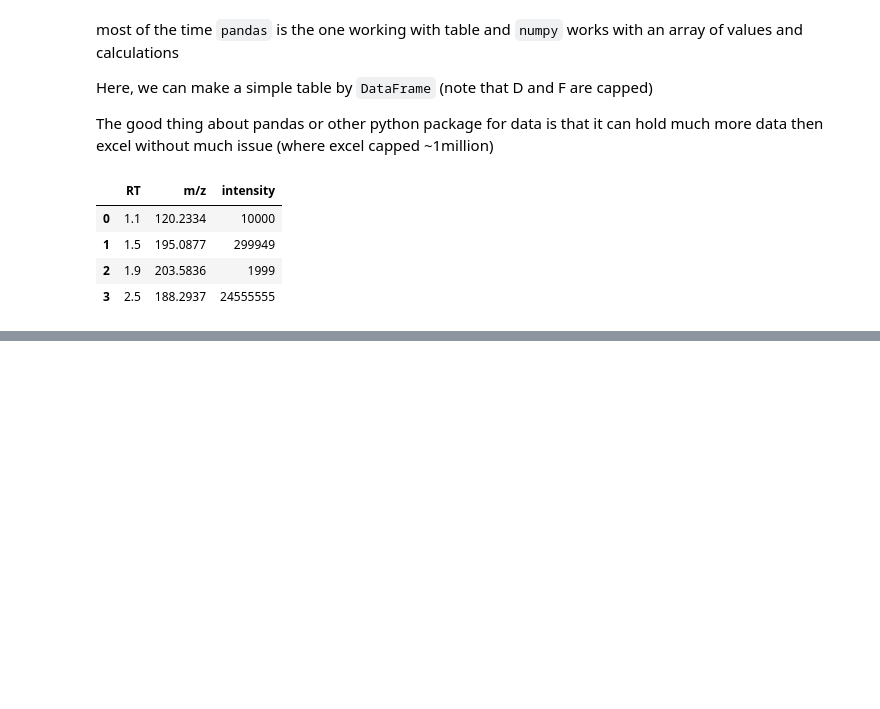
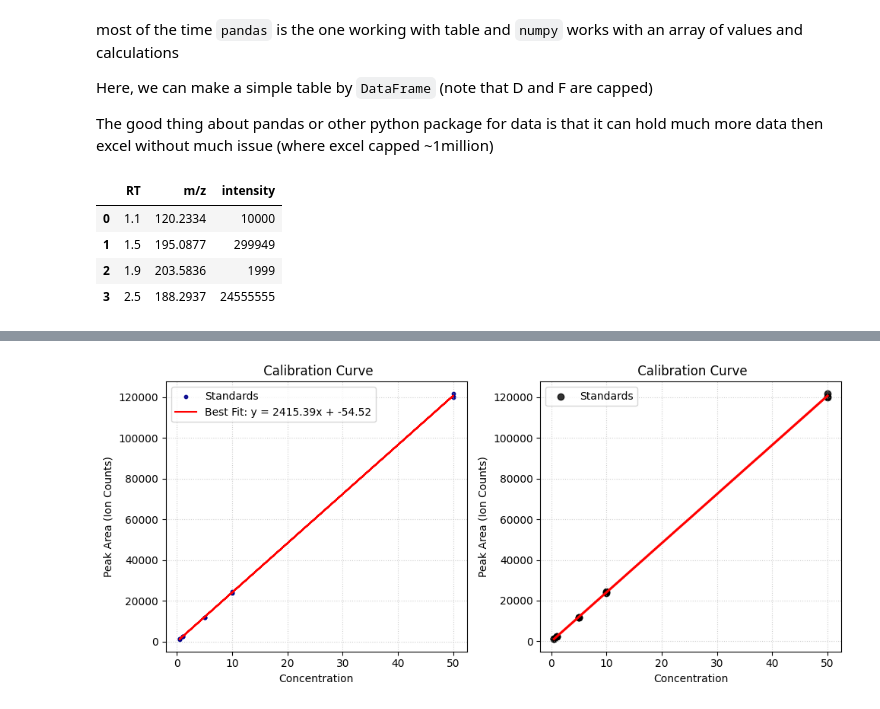
Before and after one commit to WenWaynecheng/Intro_to_data_analysis_for_ZhaoGroup_UofA, a Jupyter notebook: Python/01_intro_to_python.ipynb, the cells around one changed output, grey strips where cells are left out. Drawn from its saved outputs; the diff is of its cells as text; code cells hidden in the pictures; blank space fills up the shorter version.

```diff
--- a/Python/01_intro_to_python.ipynb
+++ b/Python/01_intro_to_python.ipynb
@@ -106,0 +141,12 @@ file_path = os.path.join(current_path, "Sample data", "tube_furnace_positive_mod
+# %%
+
+cal_data = pd.DataFrame({
+    'Concentration': [0.5, 1.0, 5.0, 10.0, 50.0,
+                      0.5, 1.0, 5.0, 10.0, 50.0,
+                      0.5, 1.0, 5.0, 10.0, 50.0],
+    'Peak_Area': [1200, 2450, 11800, 23900, 120500,
+                  1150, 2475, 11905,24000, 121662,
+                  1209,2444,11783,24576,119999]
+})
+
+cal_data
@@ -106,0 +170,35 @@ file_path = os.path.join(current_path, "Sample data", "tube_furnace_positive_mod
+# %%
+import matplotlib.pyplot as plt
+import seaborn as sns
+
+
+fig, axes = plt.subplots(1,2, figsize = (10,4.5))
+
+#1 we start with matplotlib first
+m, c = np.polyfit(cal_data['Concentration'], cal_data["Peak_Area"], 1) # simply linear regression
+axes[0].scatter(cal_data['Concentration'], cal_data['Peak_Area'],
+                color='darkblue', marker='o', label='Standards',
+                s=10, alpha = 0.9)
+axes[0].plot(cal_data['Concentration'], m * cal_data['Concentration'] + c,
+             color="red", label=f"Best Fit: y = {m:.2f}x + {c:.2f}")
+
+axes[0].set_title(' Calibration Curve')
+axes[0].set_xlabel('Concentration')
+axes[0].set_ylabel('Peak Area (Ion Counts)')
+axes[0].grid(True, linestyle=':', alpha=0.6)
+axes[0].legend()
+
+# 2, then we can try with seaborn's regplot which handles the regression...
+# but it's weird how it doesnt like to output the equation etc and it's not so obvious to get them
+sns.regplot(data=cal_data, x="Concentration", y="Peak_Area", ax=axes[1],label='Standards',
+            color='black', line_kws=dict(color="r"), ci=95)
+axes[1].set_title(' Calibration Curve')
+axes[1].set_xlabel('Concentration')
+axes[1].set_ylabel('Peak Area (Ion Counts)')
+axes[1].grid(True, linestyle=':', alpha=0.6)
+axes[1].legend()
+
+plt.tight_layout() # this make sure that the elements from two plots appear properly
+plt.show()
+# %% [output]
+[figure, added]
```
Also changed, not shown: parts of 14 cells of this notebook, 1 other file.
